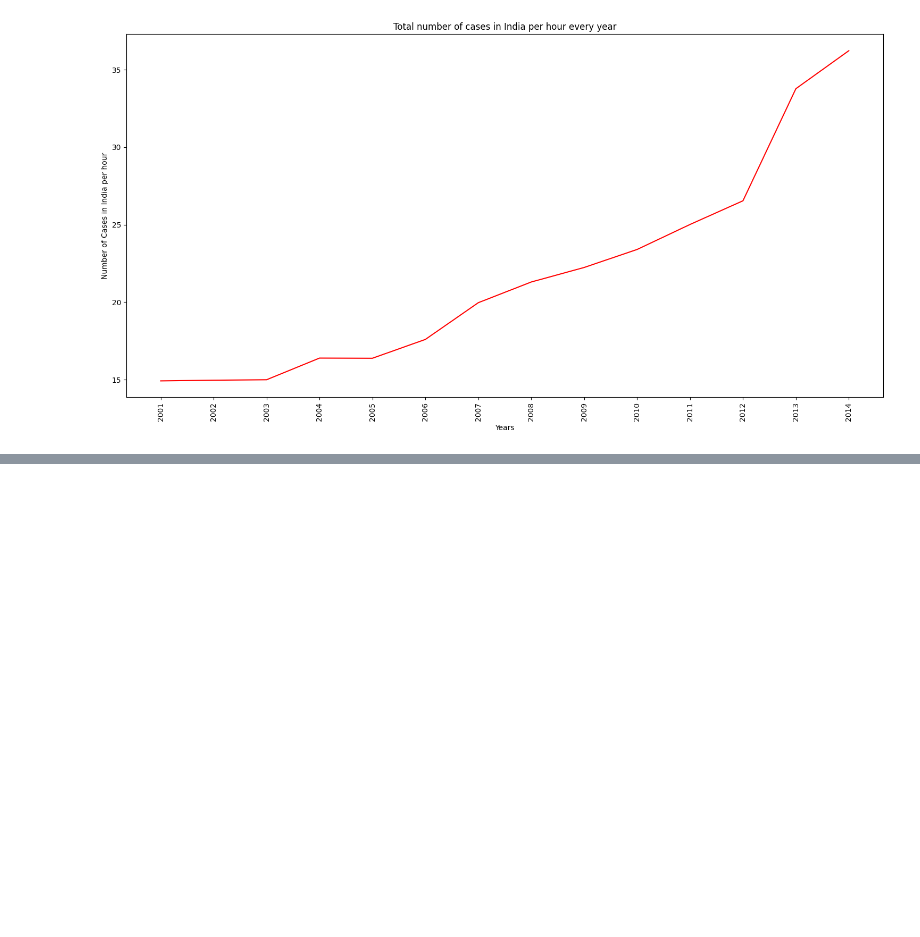
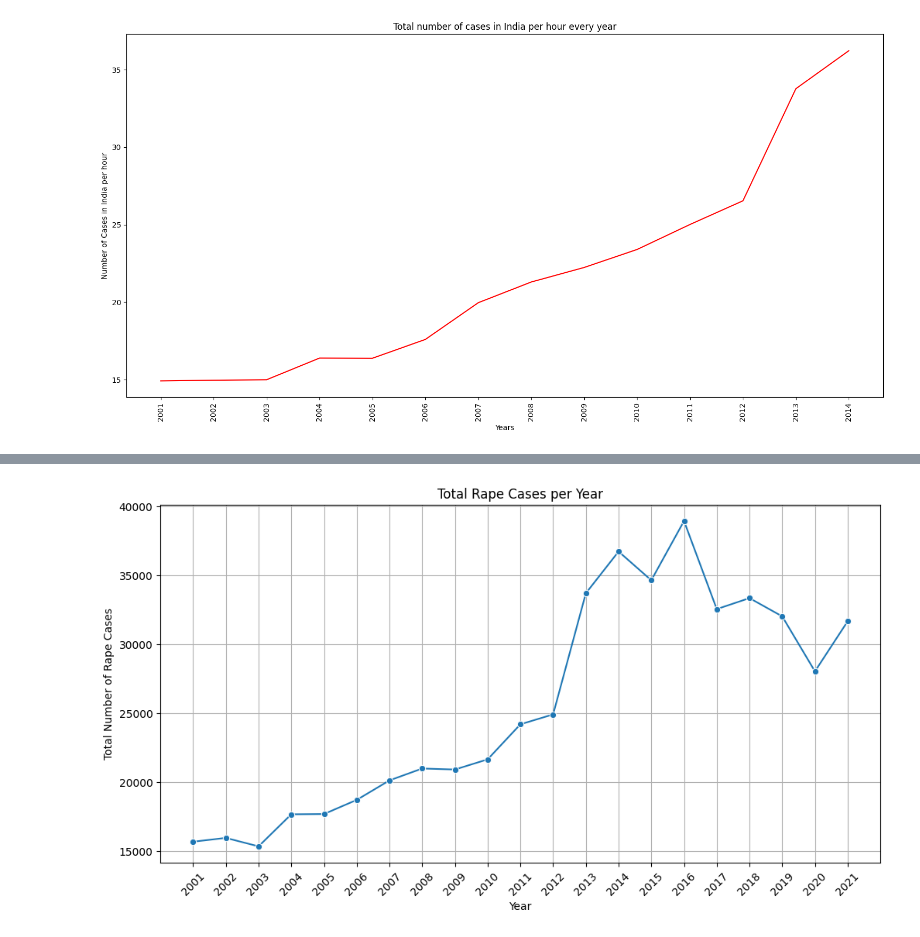
Before and after one commit to gowtham1035/Crimes-against-women, a Jupyter notebook: analysis.ipynb, the cells around one changed output, grey strips where cells are left out. Saved outputs shown, nothing was run; the diff lists cells and outputs as text; code cells hidden in the pictures; blank space fills up the shorter version.

```diff
--- a/analysis.ipynb
+++ b/analysis.ipynb
@@ -847,0 +852,4 @@ plt.show()
+# %%
+file_path = 'CrimesOnWomenData.csv'
+data = pd.read_csv(file_path)
+data.head()
@@ -847,0 +863,19 @@ plt.show()
+# %%
+data['State'] = data['State'].str.upper()
+# %%
+highest_cases_by_year = data.loc[data.groupby("Year")["Rape"].idxmax(), ["Year", "State", "Rape"]]
+
+# Step 2: Calculate the total number of rape cases each year
+total_cases_by_year = data.groupby("Year")["Rape"].sum().reset_index()
+# %%
+# Visualization 1: Line plot showing the total rape cases per year
+plt.figure(figsize=(12, 6))
+sns.lineplot(data=total_cases_by_year, x="Year", y="Rape", marker="o")
+plt.title("Total Rape Cases per Year")
+plt.xlabel("Year")
+plt.ylabel("Total Number of Rape Cases")
+plt.xticks(total_cases_by_year["Year"], rotation=45)
+plt.grid(True)
+plt.show()
+# %% [output]
+[figure, added]
```
Also changed, not shown: parts of 3 cells of this notebook.
